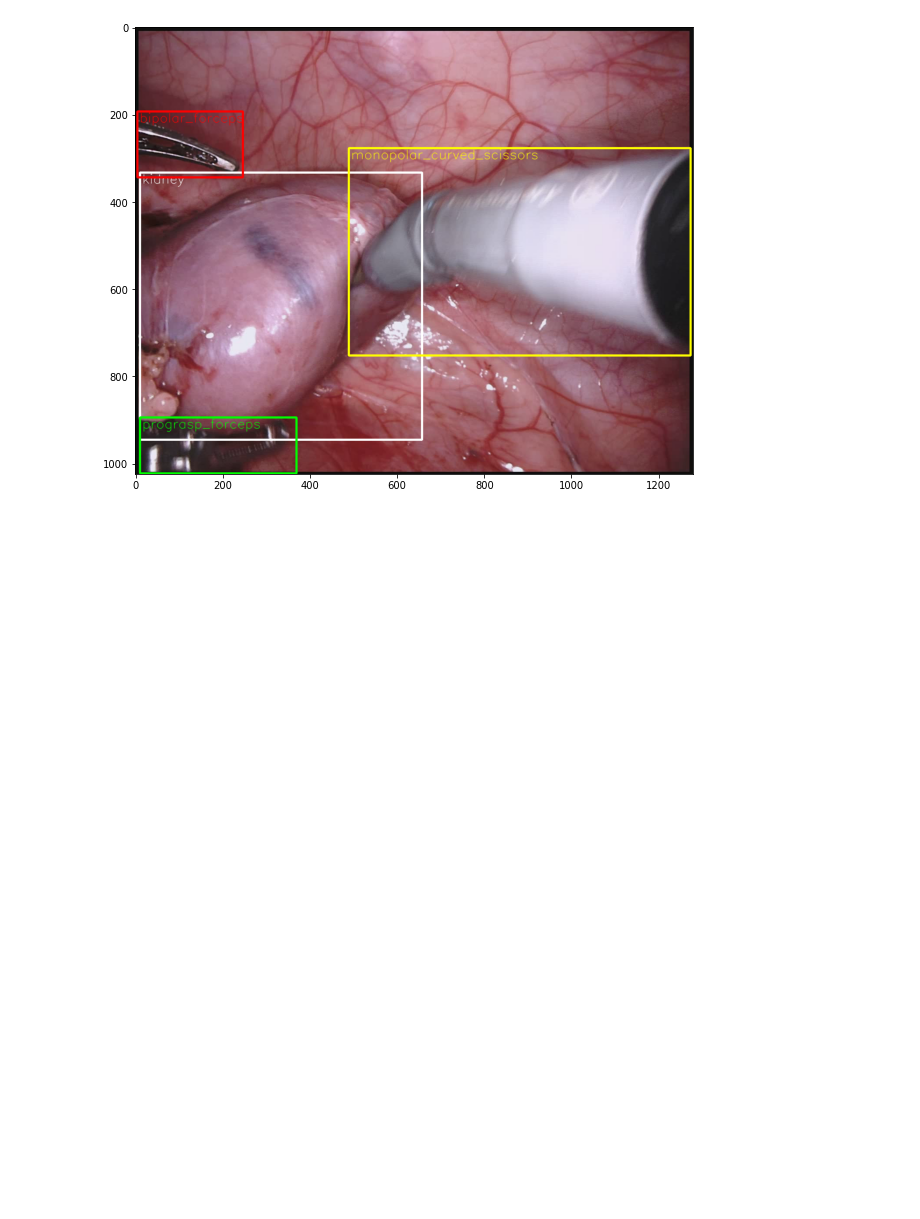
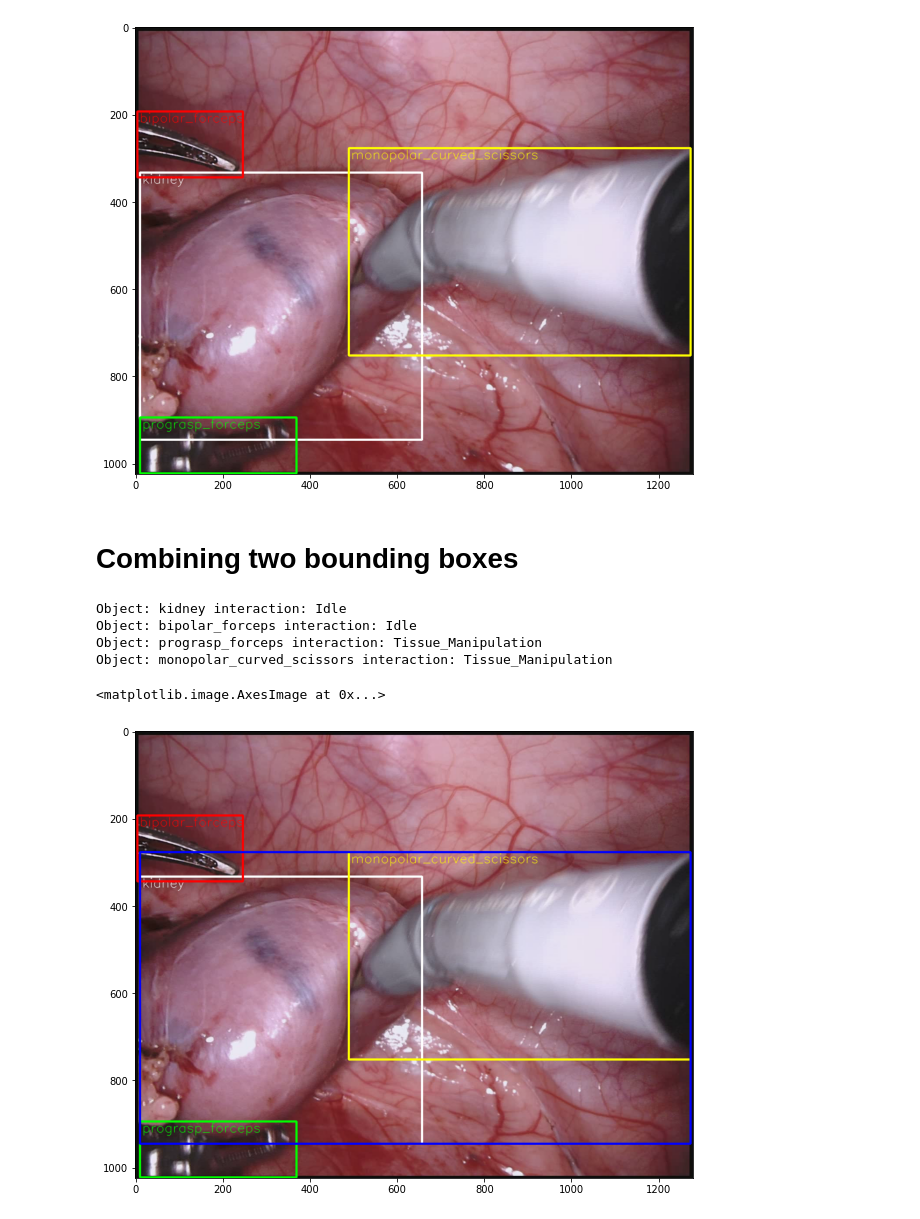
Before and after one commit to mobarakol/Surgical_SceneGraph_Generation, a Jupyter notebook: reading_dataset.ipynb, the cells around one changed output. Cells and saved outputs as stored; diff of their text form; code cells hidden in the pictures; blank space fills up the shorter version.

```diff
--- a/reading_dataset.ipynb
+++ b/reading_dataset.ipynb
@@ -82,3 +82,47 @@ Object: bipolar_forceps interaction: Idle
 Object: prograsp_forceps interaction: Tissue_Manipulation
 Object: monopolar_curved_scissors interaction: Tissue_Manipulation
 [figure]
+# %% [markdown]
+# Combining two bounding boxes
+# %%
+img  = cv2.imread(img_path)
+plt.figure(figsize=(10, 10))
+combined_bbox = []
+for obj in _xml.iter('objects'):
+    name = obj.find('name').text.strip()
+    interaction = obj.find('interaction').text.strip()
+    print('Object:',name, 'interaction:',interaction)
+    bbox = obj.find('bndbox')
+    bbox_col = instrument_classes.index(str(name)) - 1;
+    pts = ['xmin', 'ymin', 'xmax', 'ymax']
+    bndbox = []
+
+    label_idx = class_to_ind[name]
+    for i, pt in enumerate(pts):
+        cur_pt = int(bbox.find(pt).text)
+        bndbox.append(cur_pt)
+    if name == 'kidney' or name == 'monopolar_curved_scissors':
+        combined_bbox.append(bndbox)
+
+    top_corner, down_corner = (int(bndbox[0]), int(bndbox[1])), (int(bndbox[2]), int(bndbox[3]))
+    cv2.rectangle(img, top_corner, down_corner, color_mode[bbox_col], thickness=4)
+    cv2.putText(img,str(name),(top_corner[0]+5, top_corner[1]+25), font, 1,color_mode[bbox_col],1,cv2.LINE_AA)
+
+combined_bbox = np.array(combined_bbox)
+cxmin = min(combined_bbox[:,0])
+cymin = min(combined_bbox[:,1])
+cxmax = max(combined_bbox[:,2])
+cymax = max(combined_bbox[:,3])
+cbbx = [cxmin, cymin, cxmax, cymax]
+
+top_corner, down_corner = (int(cbbx[0]), int(cbbx[1])), (int(cbbx[2]), int(cbbx[3]))
+cv2.rectangle(img, top_corner, down_corner, color_mode[2], thickness=4)
+
+plt.imshow(img[:,:,::-1])
+# %% [output]
+Object: kidney interaction: Idle
+Object: bipolar_forceps interaction: Idle
+Object: prograsp_forceps interaction: Tissue_Manipulation
+Object: monopolar_curved_scissors interaction: Tissue_Manipulation
+<matplotlib.image.AxesImage at 0x...>
+[figure, added]
```
Also changed, not shown: parts of 4 cells of this notebook.
